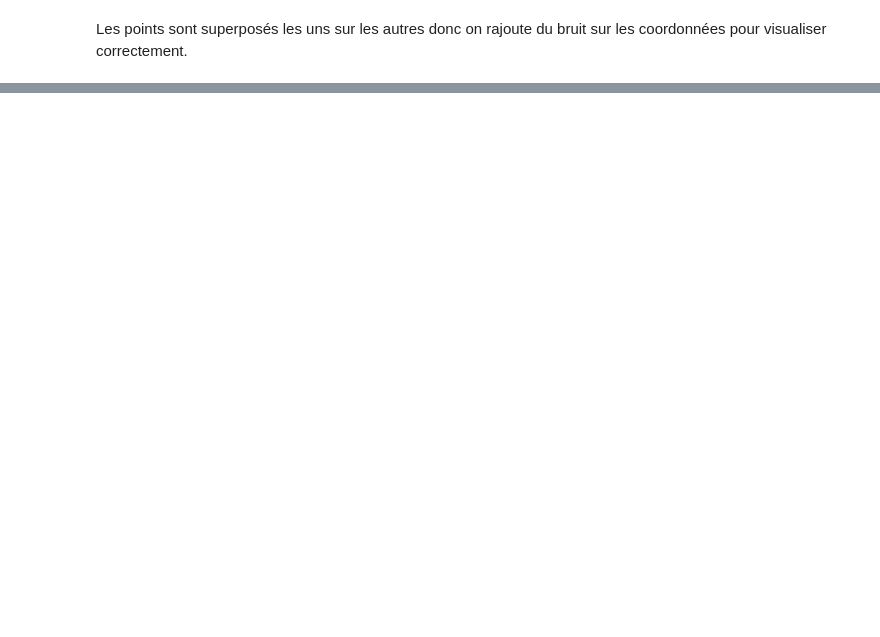
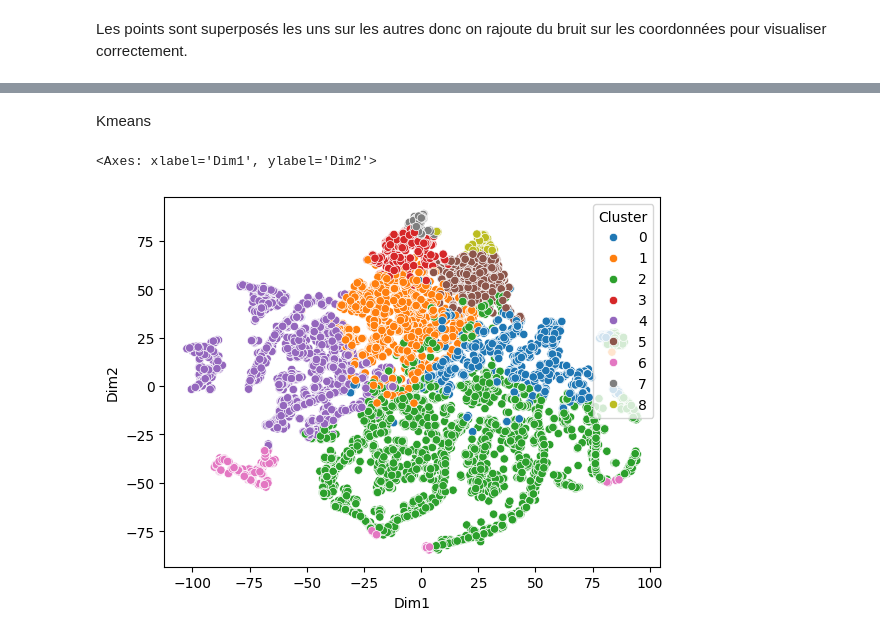
Before and after one commit to BALAKUMARKalai/Big_Data_Project, a Jupyter notebook: notebook1.ipynb, the cells around one changed output, grey strips where cells are left out. Saved outputs shown, nothing was run; the diff lists cells and outputs as text; code cells hidden in the pictures; blank space fills up the shorter version.

```diff
--- a/notebook1.ipynb
+++ b/notebook1.ipynb
@@ -332,0 +333,20 @@ plt.show()
+# %% [markdown]
+Kmeans
+# %%
+from sklearn.cluster import KMeans
+from sklearn.metrics import silhouette_score
+
+inertias = []
+silhouettes = []
+K = range(2, 10)
+
+for k in K:
+    km = KMeans(n_clusters=k, random_state=42)
+    labels = km.fit_predict(X_combined.toarray())
+    inertias.append(km.inertia_)
+    silhouettes.append(silhouette_score(X_combined.toarray(), labels))
+df_tsne['Cluster'] = labels
+sns.scatterplot(data=df_tsne, x='Dim1', y='Dim2', hue='Cluster', palette='tab10')
+# %% [output]
+<Axes: xlabel='Dim1', ylabel='Dim2'>
+[figure, added]
```
Also changed, not shown: parts of 13 cells of this notebook, 2 other files.
